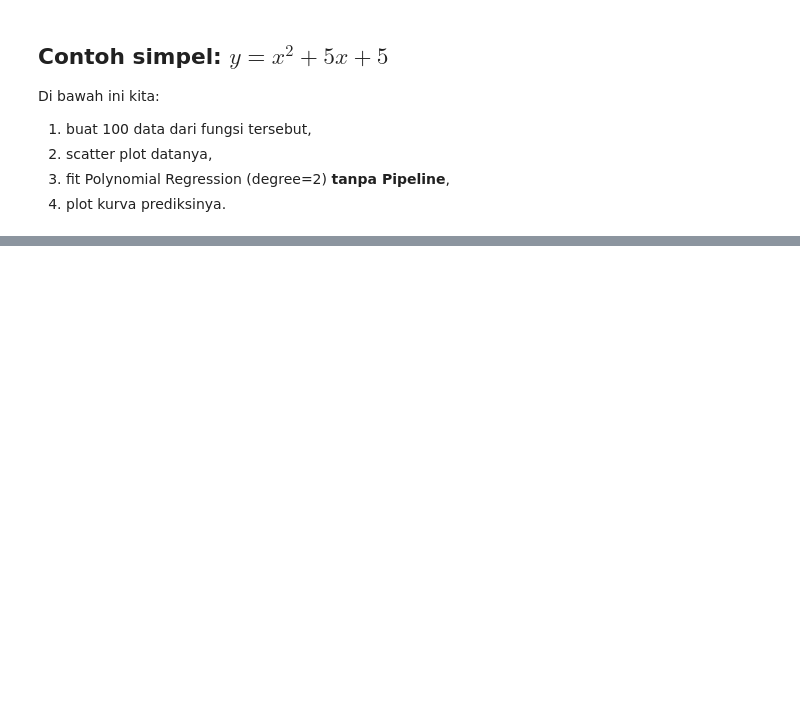
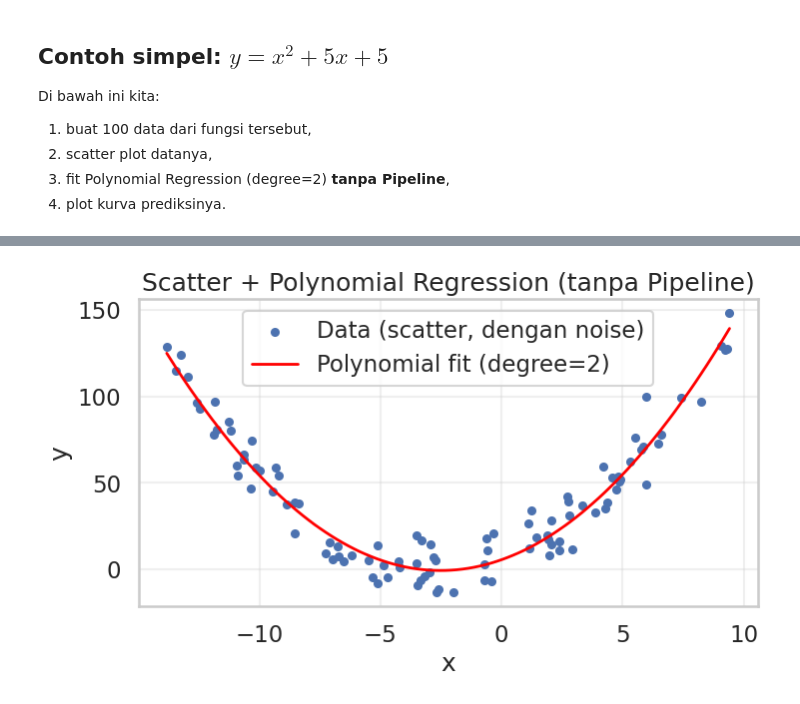
Before and after one commit to Feyfa/pembuktian-rumus, a Jupyter notebook: Materi Statistical Machine Learning And Data Storytelling/Code Python/Latihan Bebas/latihan-bebas.ipynb, the cells around one changed output, grey strips where cells are left out. Cells and saved outputs as stored; diff of their text form; code cells hidden in the pictures; blank space fills up the shorter version.

```diff
--- a/Materi Statistical Machine Learning And Data Storytelling/Code Python/Latihan Bebas/latihan-bebas.ipynb
+++ b/Materi Statistical Machine Learning And Data Storytelling/Code Python/Latihan Bebas/latihan-bebas.ipynb
@@ -58,0 +63,50 @@ plt.show()
+# %%
+# 1) Buat data 100 buah
+rng = np.random.default_rng(42)
+X = rng.uniform(-14, 10, size=100).reshape(-1, 1)  # bentuk 2D
+# print(f'\nX: \n{X[:10]}')
+
+base_y = (X[:, 0] ** 2) + (5 * X[:, 0]) + 5
+# print('\n', base_y[:10])
+
+# Bikin konstanta '+5' jadi berubah-ubah (noise aditif)
+noise_std = 10  # silakan coba: 2, 5, 10
+noise = rng.normal(0, noise_std, size=X.shape[0])
+y = base_y + noise
+# print('\n', y[:10])
+
+# 2) Fit polynomial degree=2 TANPA pipeline
+degree = 2
+poly = PolynomialFeatures(degree=degree, include_bias=False)
+poly.fit(X)
+X_poly = poly.transform(X)
+# print(f'\nX_poly: \n{X_poly[:10]}')
+
+model = LinearRegression()
+model.fit(X_poly, y)
+
+# print(f'\nmodel.coef_: \n{model.coef_}')
+# print(f'\nmodel.intercept_: \n{model.intercept_:.4f}')
+
+# 3) Bikin garis prediksi yang halus (pakai x yang terurut)
+X_line = np.linspace(X.min(), X.max(), 100).reshape(-1, 1)
+# print(f'\nX_line: \n{X_line[:10]}')
+
+X_line_poly = poly.transform(X_line)
+# print(f'\nX_line_poly: \n{X_line_poly[:10]}')
+
+y_line_pred = model.predict(X_line_poly)
+# print(f'\ny_line_pred: \n{y_line_pred[:10]}')
+
+# # 4) Plot scatter + plot hasil polynomial
+plt.figure(figsize=(8, 4))
+plt.scatter(X[:, 0], y, s=25, label='Data (scatter, dengan noise)')
+plt.plot(X_line[:, 0], y_line_pred, linewidth=2, label=f'Polynomial fit (degree={degree})', color='red')
+plt.title('Scatter + Polynomial Regression (tanpa Pipeline)')
+plt.xlabel('x')
+plt.ylabel('y')
+plt.grid(True, alpha=0.3)
+plt.legend()
+plt.show()
+# %% [output]
+[figure, added]
```
Also changed, not shown: parts of 1 cell of this notebook, 1 other file.
